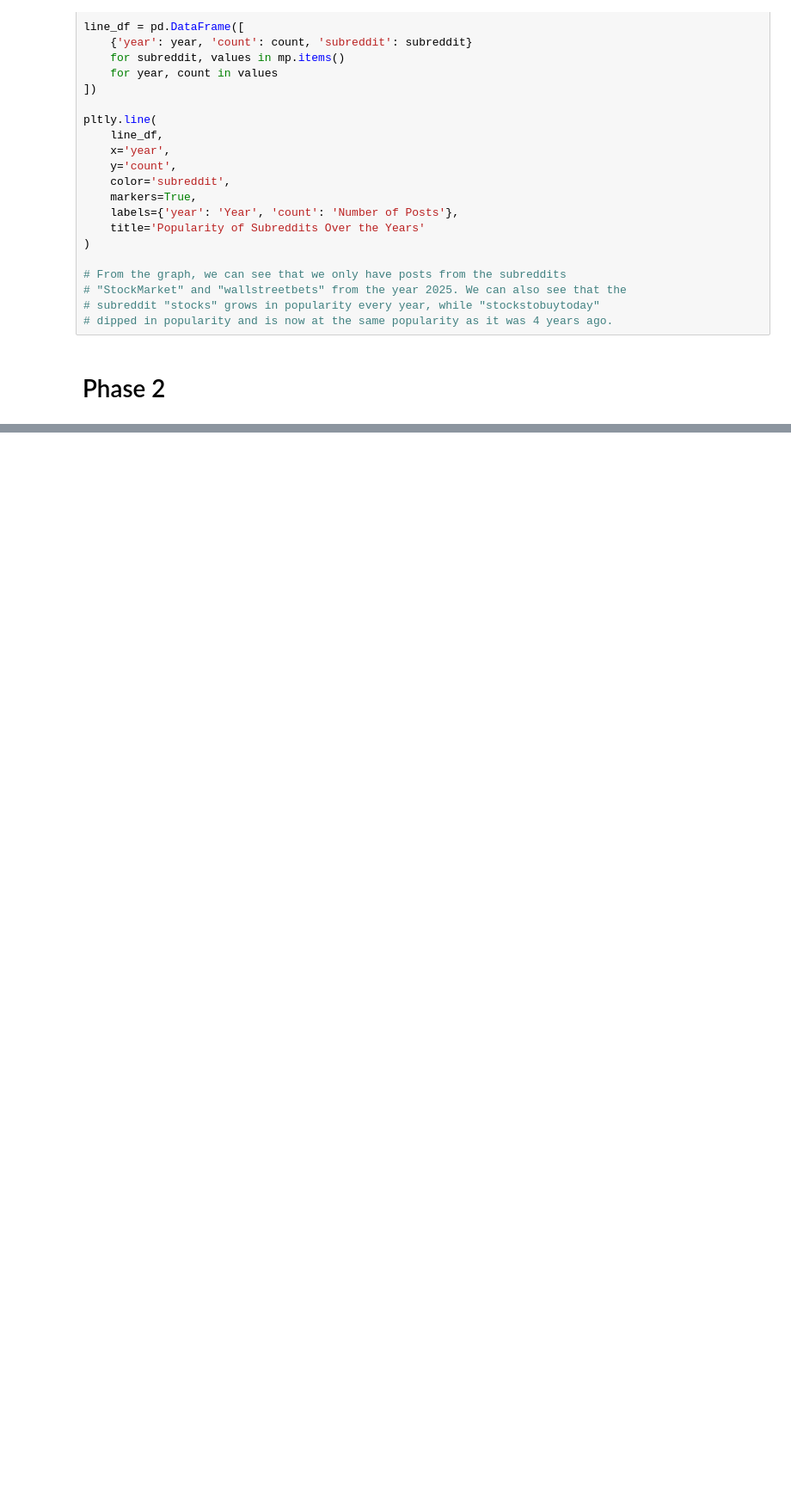
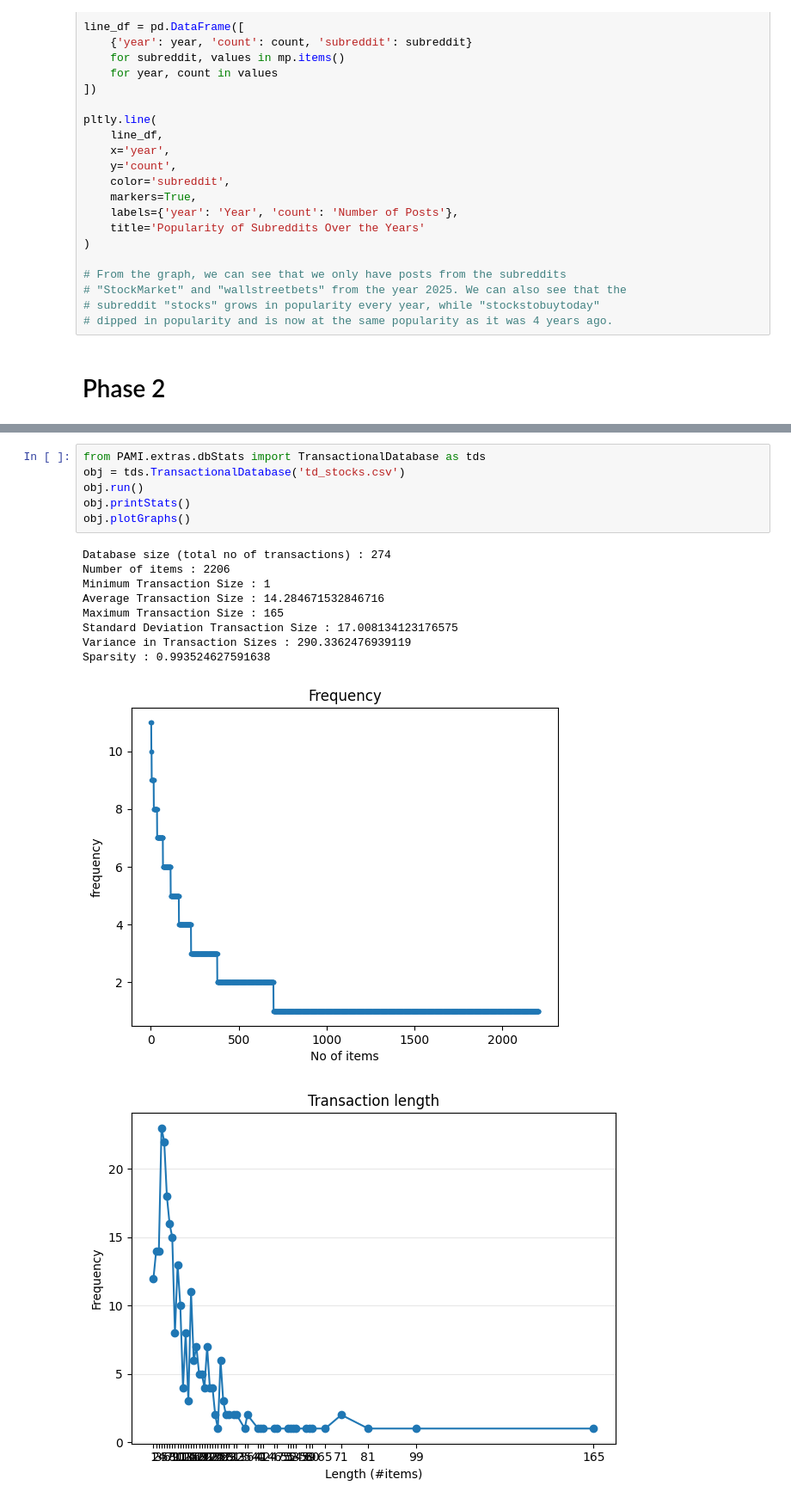
Before and after one commit to sleepingpandazzz25/DM2025-Lab1-Exercise, a Jupyter notebook: DM2025-Lab1-Homework.ipynb, the cells around one changed output, grey strips where cells are left out. Shown at 86% size. Cells and saved outputs as stored; diff of their text form; blank space fills up the shorter version.

```diff
--- a/DM2025-Lab1-Homework.ipynb
+++ b/DM2025-Lab1-Homework.ipynb
@@ -420,0 +633,17 @@ pltly.line(
+# %%
+from PAMI.extras.dbStats import TransactionalDatabase as tds
+obj = tds.TransactionalDatabase('td_stocks.csv')
+obj.run()
+obj.printStats()
+obj.plotGraphs()
+# %% [output]
+Database size (total no of transactions) : 274
+Number of items : 2206
+Minimum Transaction Size : 1
+Average Transaction Size : 14.284671532846716
+Maximum Transaction Size : 165
+Standard Deviation Transaction Size : 17.008134123176575
+Variance in Transaction Sizes : 290.3362476939119
+Sparsity : 0.993524627591638
+[figure, added]
+[figure, added]
```
Also changed, not shown: parts of 56 cells of this notebook, 9 other files.
